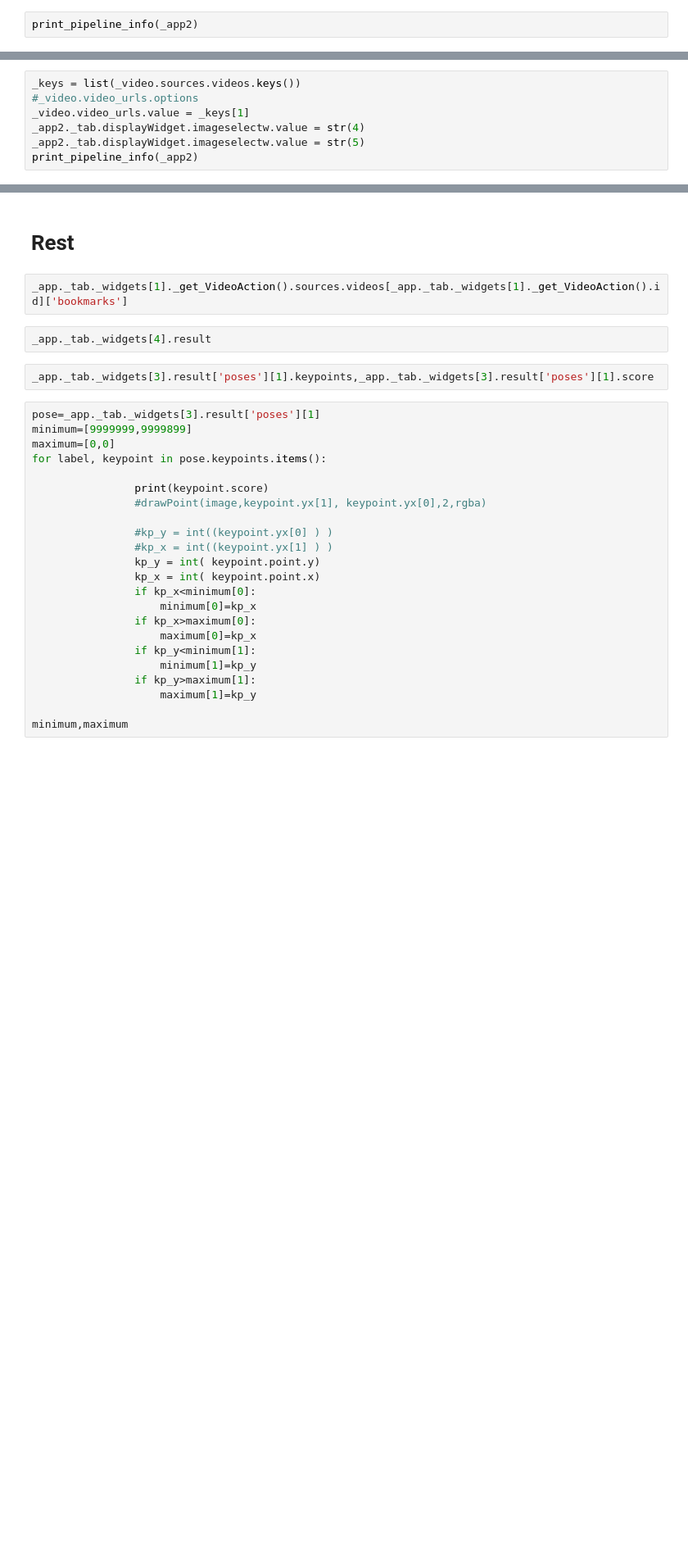
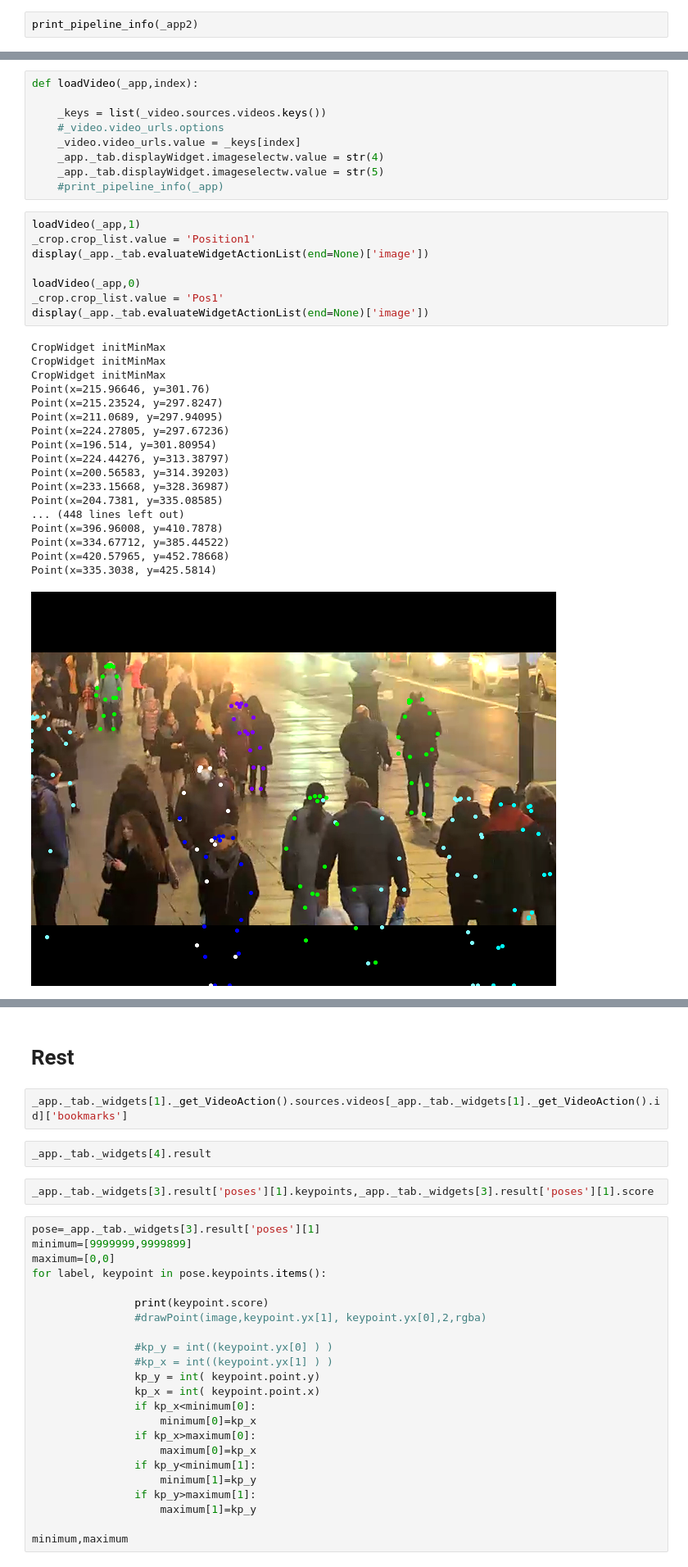
Before and after one commit to scray/scray, a Jupyter notebook: projects/edge/coral/actions/video_actions.ipynb, the cells around one changed output, grey strips where cells are left out. Shown at 82% size. Drawn from its saved outputs; the diff is of its cells as text; blank space fills up the shorter version.

```diff
--- a/projects/edge/coral/actions/video_actions.ipynb
+++ b/projects/edge/coral/actions/video_actions.ipynb
@@ -2037,7 +2143,36 @@ _crop.remove_bookmark('test3')
 # %%
-_keys = list(_video.sources.videos.keys())
-#_video.video_urls.options
-_video.video_urls.value = _keys[1]
-_app2._tab.displayWidget.imageselectw.value = str(4)
-_app2._tab.displayWidget.imageselectw.value = str(5)
-print_pipeline_info(_app2)
+def loadVideo(_app,index):
+
+    _keys = list(_video.sources.videos.keys())
+    #_video.video_urls.options
+    _video.video_urls.value = _keys[index]
+    _app._tab.displayWidget.imageselectw.value = str(4)
+    _app._tab.displayWidget.imageselectw.value = str(5)
+    #print_pipeline_info(_app)
+# %%
+loadVideo(_app,1)
+_crop.crop_list.value = 'Position1'
+display(_app._tab.evaluateWidgetActionList(end=None)['image'])
+
+loadVideo(_app,0)
+_crop.crop_list.value = 'Pos1'
+display(_app._tab.evaluateWidgetActionList(end=None)['image'])
+# %% [output]
+CropWidget initMinMax
+CropWidget initMinMax
+CropWidget initMinMax
+Point(x=215.96646, y=301.76)
+Point(x=215.23524, y=297.8247)
+Point(x=211.0689, y=297.94095)
+Point(x=224.27805, y=297.67236)
+Point(x=196.514, y=301.80954)
+Point(x=224.44276, y=313.38797)
+Point(x=200.56583, y=314.39203)
+Point(x=233.15668, y=328.36987)
+Point(x=204.7381, y=335.08585)
+... (448 lines left out)
+Point(x=396.96008, y=410.7878)
+Point(x=334.67712, y=385.44522)
+Point(x=420.57965, y=452.78668)
+Point(x=335.3038, y=425.5814)
+[figure, added]
```
Also changed, not shown: parts of 14 cells of this notebook, 5 other files.
